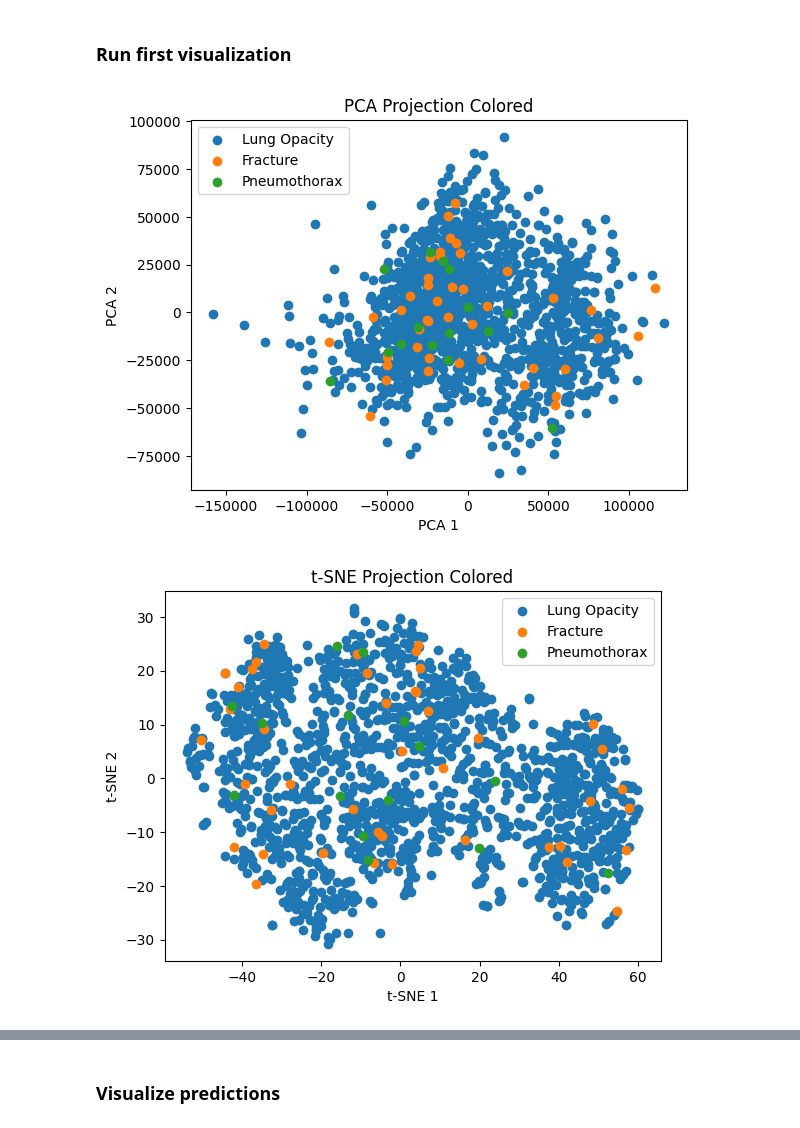
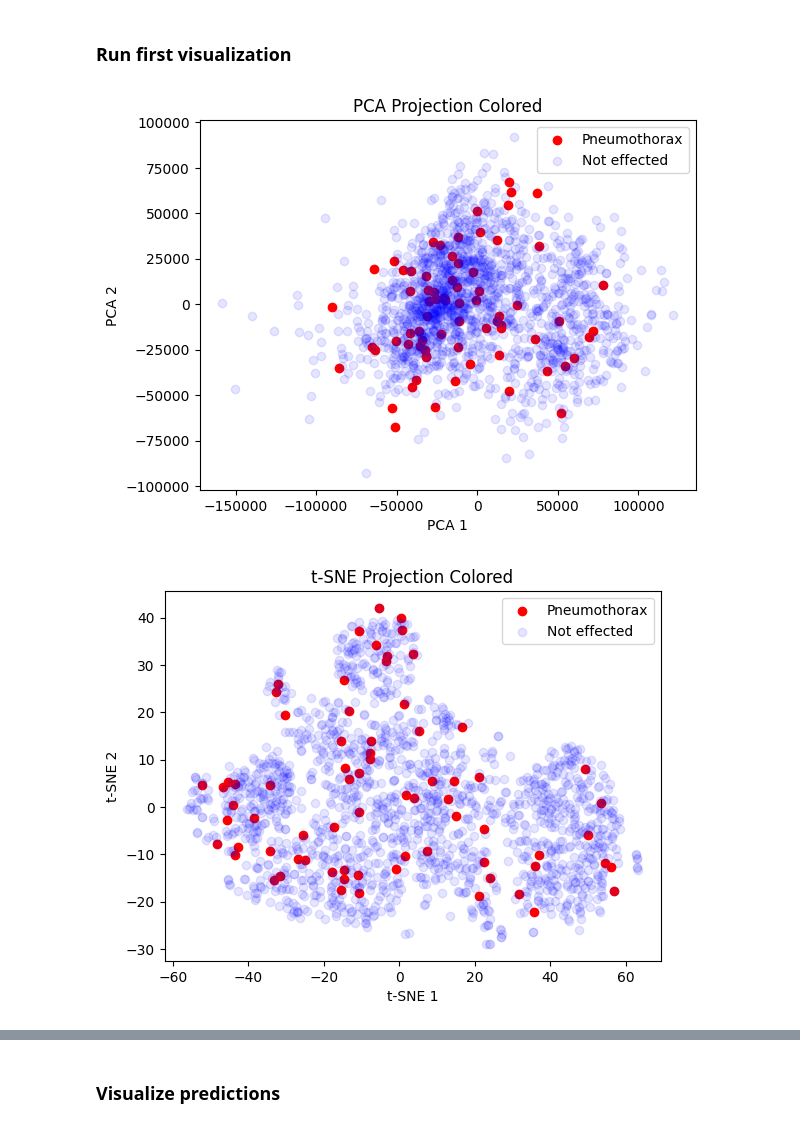
Before and after one commit to ngChris/ai-vis-lab-2026-x-rayable-ai, a Jupyter notebook: phase1-model-behavior/ai-guided-pair/xraymodel.ipynb, the cells around one changed output, grey strips where cells are left out. Saved outputs shown, nothing was run; the diff lists cells and outputs as text; code cells hidden in the pictures.

```diff
--- a/phase1-model-behavior/ai-guided-pair/xraymodel.ipynb
+++ b/phase1-model-behavior/ai-guided-pair/xraymodel.ipynb
@@ -53,31 +52,27 @@ DATASET_INDICES_LABEL
 def create_image_feature_space_and_label(dataset, dataset_indices_label = DATASET_INDICES_LABEL):
     image_features_list = []
     labels_list = []
-    labels_list_int = []
     for i in range(len(dataset)):
         sample = dataset[i]
         label = np.asarray(sample["lab"]).reshape(-1)
-        # TODO: This is wrong as a patient currently can have more than one illness
-        label_int = int(np.argmax(label))
-        if label_int in dataset_indices_label:
-            img = np.asarray(sample["img"]).squeeze()
-            image_features_list.append(
+
+        img = np.asarray(sample["img"]).squeeze()
+        image_features_list.append(
                         img.astype(np.float32).reshape(-1)
             )
 
-            labels_list.append(
+        labels_list.append(
                     label
                 )
-            labels_list_int.append(label_int)
 
     image_features = np.stack(
         image_features_list,
         axis=0
     )
-    labels_list_int = np.array(labels_list_int)
-    return image_features, labels_list, labels_list_int
+    labels = np.array(labels_list)
+    return image_features, labels
 # %%
-NIH_GOOGLE_IMAGE_FEATURES, NIH_GOOGLE_LABELS_LIST, NIH_GOOGLE_LABELS_INT_LIST = create_image_feature_space_and_label(NIH_GOOGLE_DATASET)
+NIH_GOOGLE_IMAGE_FEATURES, NIH_GOOGLE_LABELS_LIST = create_image_feature_space_and_label(NIH_GOOGLE_DATASET)
 # %% [markdown]
 ### Load model
 # %%
@@ -263,11 +261,18 @@ class Downprojector:
 ### Run first visualization
 # %%
 def visualize_space(feature_space, projection_method,
-                     labels_list_int=NIH_GOOGLE_LABELS_INT_LIST,
-                     dataset_indices_label = DATASET_INDICES_LABEL):
-    for index, name in dataset_indices_label.items():
-        idx = labels_list_int == index
-        plt.scatter(feature_space[idx,0], feature_space[idx,1], label=name)
+                    label_name="Pneumothorax",
+                     labels_list=NIH_GOOGLE_LABELS_LIST,
+                     dataset_label_indices = DATASET_LABEL_INDICES):
+    label_index = dataset_label_indices[label_name]
+    label_pathologie_label_output = labels_list[:, label_index]
+    idx_pathologie = label_pathologie_label_output == 1
+    idx_non_pathologie = label_pathologie_label_output == 0
+
+    plt.scatter(feature_space[idx_pathologie,0], feature_space[idx_pathologie,1], label=label_name, c='red')
+    plt.scatter(feature_space[idx_non_pathologie,0], feature_space[idx_non_pathologie,1], label='Not effected', c='blue',
+                alpha=0.1)
+
     plt.title(f"{projection_method} Projection Colored")
     plt.xlabel(f"{projection_method} 1")
     plt.ylabel(f"{projection_method} 2")
@@ -279,12 +284,12 @@ downprojector = Downprojector(NIH_GOOGLE_IMAGE_FEATURES)
 X_pca = downprojector.calculate_projection('NIH_Google_Dataset', 'PCA')
 visualize_space(X_pca, 'PCA')
 # %% [output]
-[figure, old version]
+[figure, new version]
 # %%
-tsne = downprojector.calculate_projection('NIH_Google_Dataset', 't-SNE')
-visualize_space(tsne, 't-SNE')
+X_tsne = downprojector.calculate_projection('NIH_Google_Dataset', 't-SNE')
+visualize_space(X_tsne, 't-SNE')
 # %% [output]
-[figure, old version]
+[figure, new version]
 # %%
 X_umap = downprojector.calculate_projection('NIH_Google_Dataset', 'UMAP')
 visualize_space(X_umap, 'UMAP')
```
Also changed, not shown: parts of 18 cells of this notebook.
